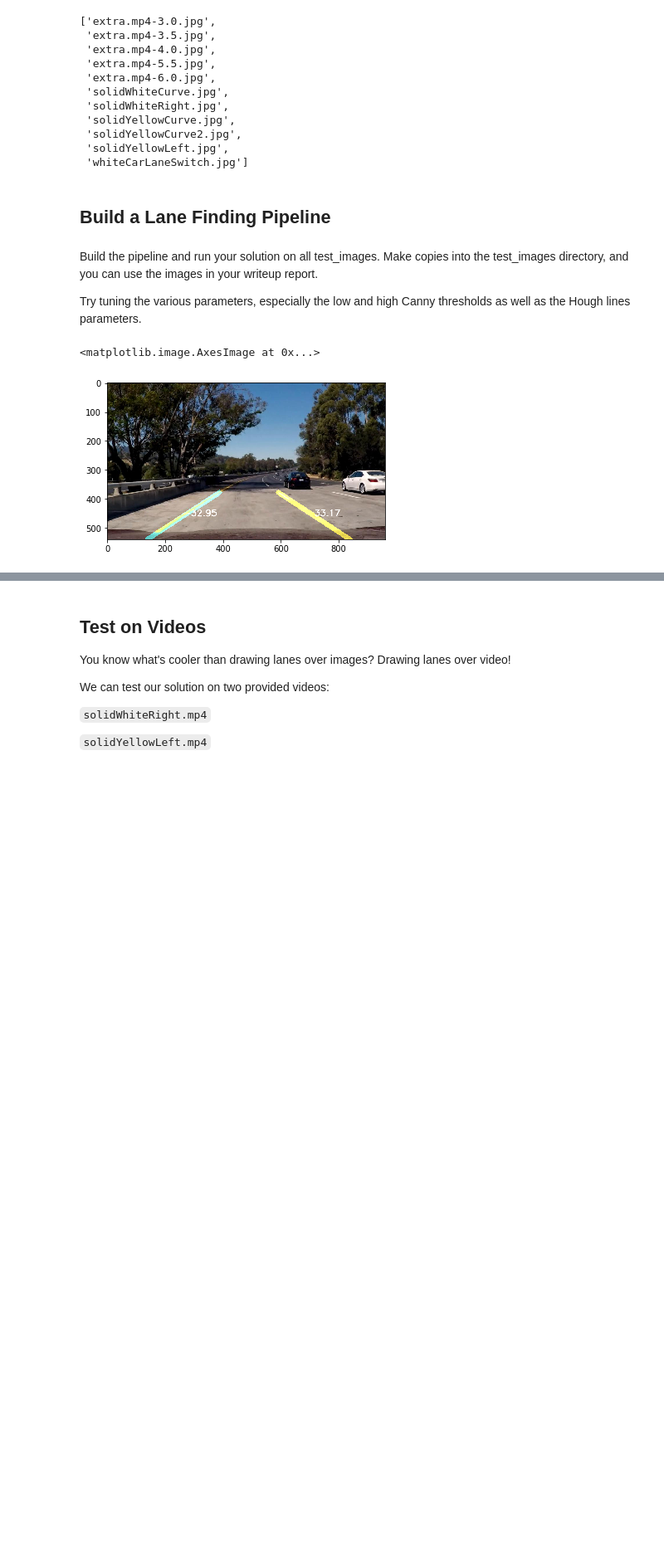
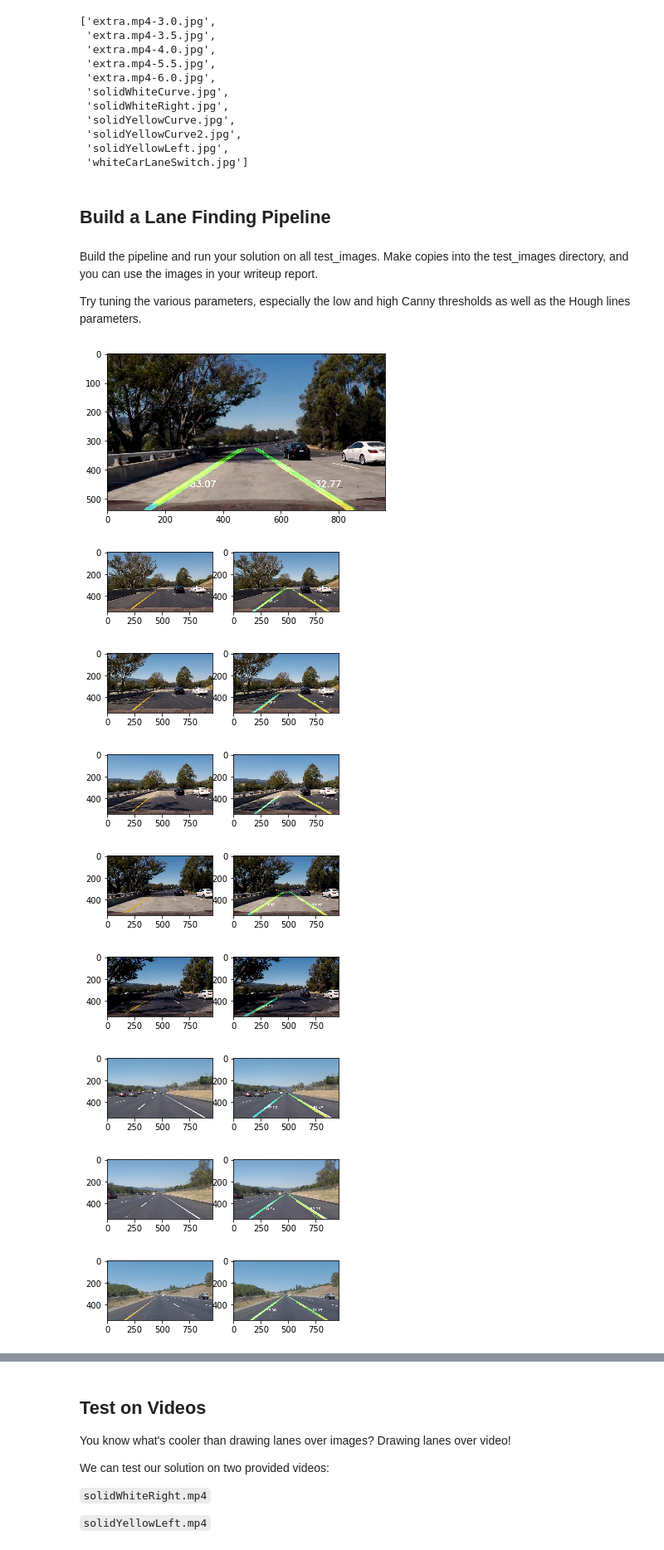
Before and after one commit to lpadukana/CarND-LaneLines-P1, a Jupyter notebook: P1.ipynb, the cells around one changed output, grey strips where cells are left out. Shown at 83% size. Cells and saved outputs as stored; diff of their text form; code cells hidden in the pictures; blank space fills up the shorter version.

Commit message:
White and yellow masks

```diff
--- a/P1.ipynb
+++ b/P1.ipynb
@@ -80,0 +100,18 @@ plt.imshow(copy_channels(image, [2]))
+# %%
+gr = cv2.cvtColor(image, cv2.COLOR_RGB2GRAY)
+fig = plt.figure(figsize=(10, 10))
+fig.add_subplot(311)
+# plt.imshow(cv2.createCLAHE(clipLimit=2.0, tileGridSize=(8,8)).apply(gr), cmap='gray')
+# plt.imshow(gr, cmap='gray')
+# plt.imshow(gr, cmap='gray')
+# fig.add_subplot(312)
+# plt.imshow(cv2.equalizeHist(gr), cmap='gray')
+# fig.add_subplot(313)
+# plt.imshow(cv2.createCLAHE(clipLimit=2.0, tileGridSize=(8,8)).apply(gr), cmap='gray')
+
+# plt.imshow(cv2.Sobel(image, cv2.CV_64F, 3, 3, ksize=5), cmap='gray')
+
+sobelx64f = cv2.Sobel(image,cv2.CV_64F,1,0,ksize=5)
+abs_sobel64f = np.absolute(sobelx64f)
+sobel_8u = np.uint8(abs_sobel64f)
+plt.imshow(sobel_8u, cmap='gray')
@@ -341,8 +398,21 @@ args3 = {
     'hough_line_max_gap': 200
 }
 
+args4 = {
+    'kernel_size': 5,
+    'canny_low': 50,
+    'canny_high': 150,
+    'hough_rho': 0.5,
+    'hough_theta': np.pi/180.0,
+    'hough_thresh': 15,
+    'hough_line_min_len': 50,
+    'hough_line_max_gap': 180
+}
 
-def mask_vertices(img_shape, yoffset=0.6, topwidth=0.1, bottomwidth=0.8):
+args = args4
+
+
+def trapezium(img_shape, yoffset=0.6, topwidth=0.1, bottomwidth=0.8):
     ydim, xdim, _ = img_shape
     return np.array([[
         (xdim * (0.5 - bottomwidth/2),ydim),
@@ -356,7 +426,7 @@ def mask_to_rgb(img):
     line_img = np.zeros((img.shape[0], img.shape[1], 3), dtype=np.uint8)
 
 
-def find_lanes(image, kernel_size=5, canny_low=30, canny_high=120, hough_rho=1, hough_theta=np.pi/180, hough_thresh=30, hough_line_min_len=120, hough_line_max_gap=200, plot=False):
+def find_lanes(image, kernel_size=5, canny_low=30, canny_high=90, hough_rho=1, hough_theta=np.pi/180, hough_thresh=30, hough_line_min_len=120, hough_line_max_gap=200, plot=False):
     """
     # hough_rho distance resolution in pixels of the Hough grid
     # hough_theta angular resolution in radians of the Hough grid
@@ -364,46 +434,62 @@ def find_lanes(image, kernel_size=5, canny_low=30, canny_high=120, hough_rho=1,
     # hough_line_min_len minimum number of pixels making up a line
     # hough_line_max_gap maximum gap in pixels between connectable line segments
     """
-    figsize=(10, 10)
+    figsize=(5, 5)
     gray = grayscale(image)
-    blurred = gaussian_blur(gray, kernel_size)
+#     enhanced = gray
+    enhanced = clahe_enhance(gray)
+
+    hsv = cv2.cvtColor(image, cv2.COLOR_RGB2HSV)
+    ymask = yellow_mask(hsv)
+    wmask = white_mask(hsv)
+    enhanced = cv2.bitwise_or(enhanced, ymask)
+    enhanced = cv2.bitwise_or(enhanced, wmask)
+
+    blurred = gaussian_blur(enhanced, kernel_size)
     edges = canny(blurred, canny_low, canny_high)
 
-    masked_edges = region_of_interest(edges, mask_vertices(image.shape, yoffset=0.6, topwidth=0.08))
+    masked_edges = region_of_interest(edges, trapezium(image.shape, yoffset=0.6, topwidth=0.08))
     if plot:
         plt.figure(figsize=figsize)
         plt.imshow(masked_edges, cmap='gray')
 
     lines_image = hough_lines(masked_edges, hough_rho, hough_theta, hough_thresh, hough_line_min_len, hough_line_max_gap)
     out = image.copy()
     # out[:,:,1] = np.max([masked_edges, out[:,:,1]], axis=0)
     out = weighted_img(lines_image, out, α=1.0, β=0.5, λ=0.)
 
     return out
 
 
 def image_sample():
     images = os.listdir("test_images/")
     filename = "test_images/{}".format(random.choice(images))
     return filename
 
 def find_all_lanes(directory):
     images = os.listdir(directory)
     for img in images:
         filename = "{}/{}".format(directory, img)
         image = mpimg.imread(filename)
 
-        fig = plt.figure(figsize=(15, 15))
+        fig = plt.figure(figsize=(5, 5))
         fig.add_subplot(121)
         plt.imshow(image)
 
         fig.add_subplot(122)
-        plt.imshow(find_lanes(image, **args3))
+        plt.imshow(find_lanes(image, **args))
 
 image = mpimg.imread("test_images/extra.mp4-5.5.jpg")
-plt.imshow(find_lanes(image, **args3))
+plt.imshow(find_lanes(image, **args))
 
-# find_all_lanes("test_images")
+find_all_lanes("test_images")
 # %% [output]
-<matplotlib.image.AxesImage at 0x...>
-[figure, old version]
+[figure, new version]
+[figure, added]
+[figure, added]
+[figure, added]
+[figure, added]
+[figure, added]
+[figure, added]
+[figure, added]
+[figure, added]
```
Also changed, not shown: parts of 7 cells of this notebook.
